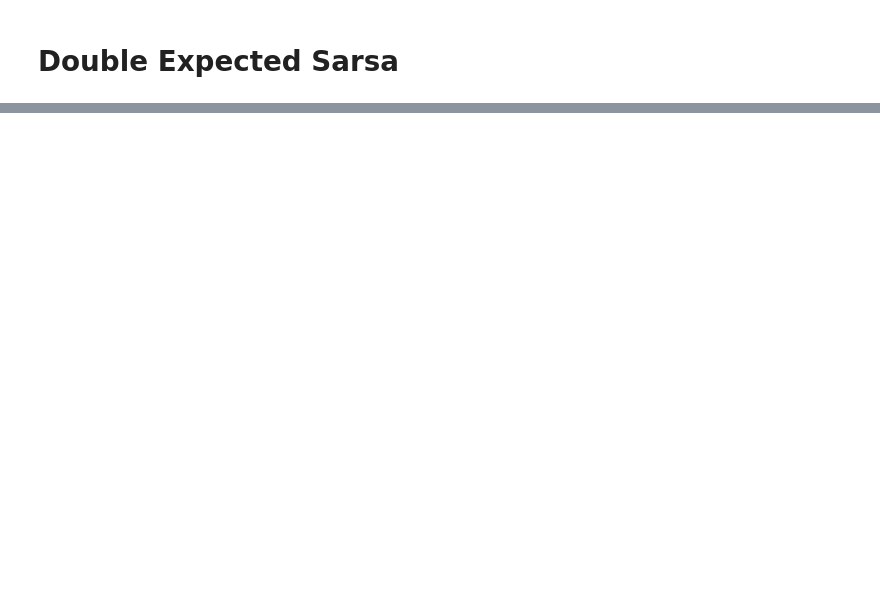
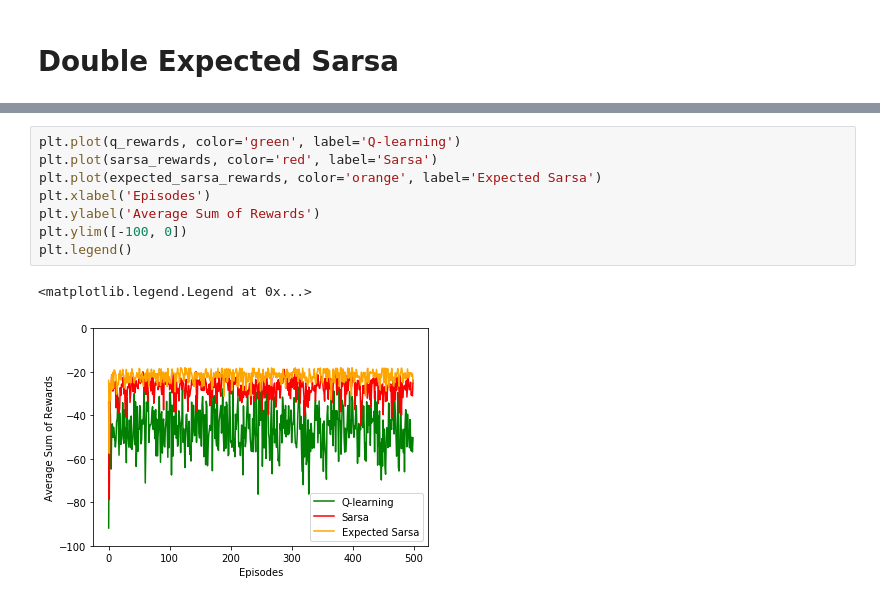
Before and after one commit to jmichaux/independent-study, a Jupyter notebook: reinforcement-learning/ch6_td_learning/td_learning.ipynb, the cells around one changed output, grey strips where cells are left out. Saved outputs shown, nothing was run; the diff lists cells and outputs as text; blank space fills up the shorter version.

Commit message:
average over multiple runs. added plots

```diff
--- a/reinforcement-learning/ch6_td_learning/td_learning.ipynb
+++ b/reinforcement-learning/ch6_td_learning/td_learning.ipynb
@@ -285,0 +310,11 @@ double_expected_sarsa_rewards = running_mean(rewards, 10)
+# %%
+plt.plot(q_rewards, color='green', label='Q-learning')
+plt.plot(sarsa_rewards, color='red', label='Sarsa')
+plt.plot(expected_sarsa_rewards, color='orange', label='Expected Sarsa')
+plt.xlabel('Episodes')
+plt.ylabel('Average Sum of Rewards')
+plt.ylim([-100, 0])
+plt.legend()
+# %% [output]
+<matplotlib.legend.Legend at 0x...>
+[figure, added]
```
Also changed, not shown: parts of 10 cells of this notebook.
